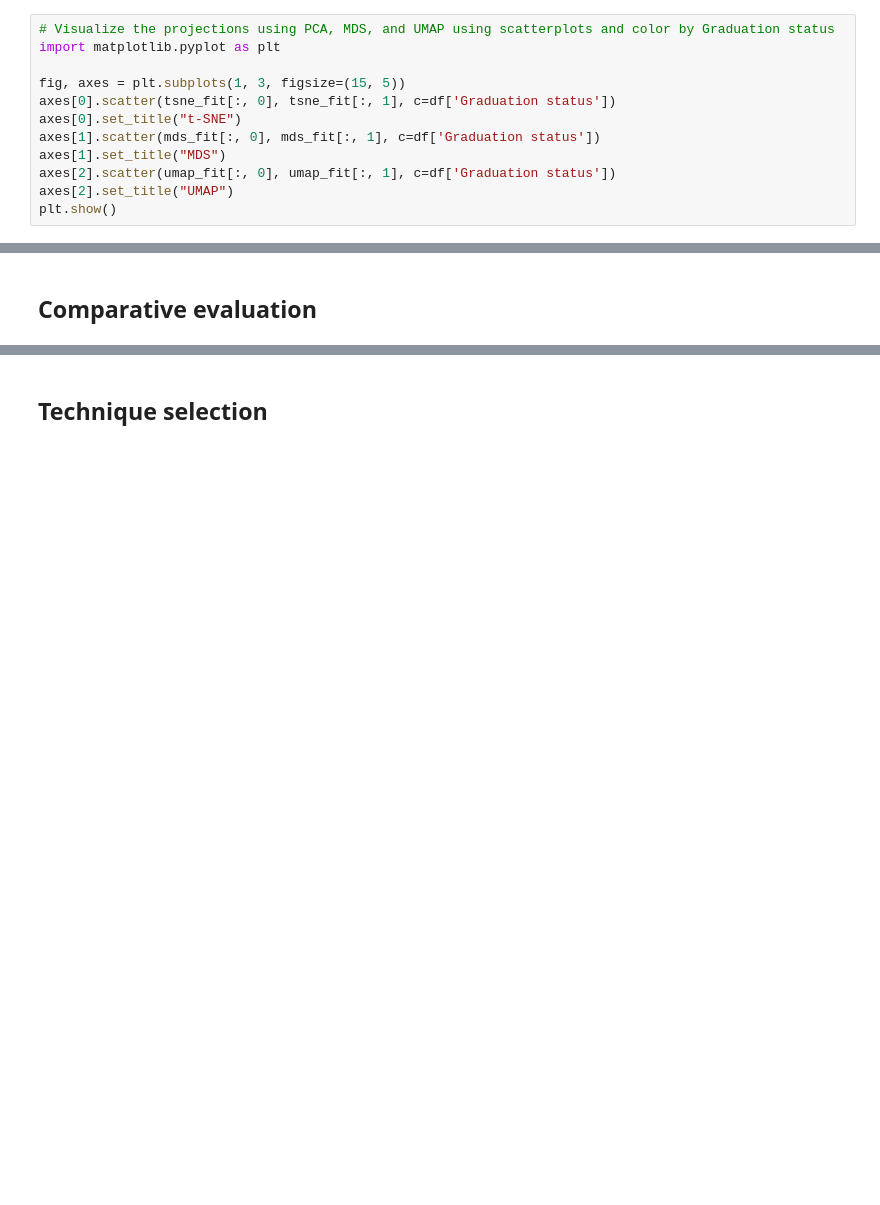
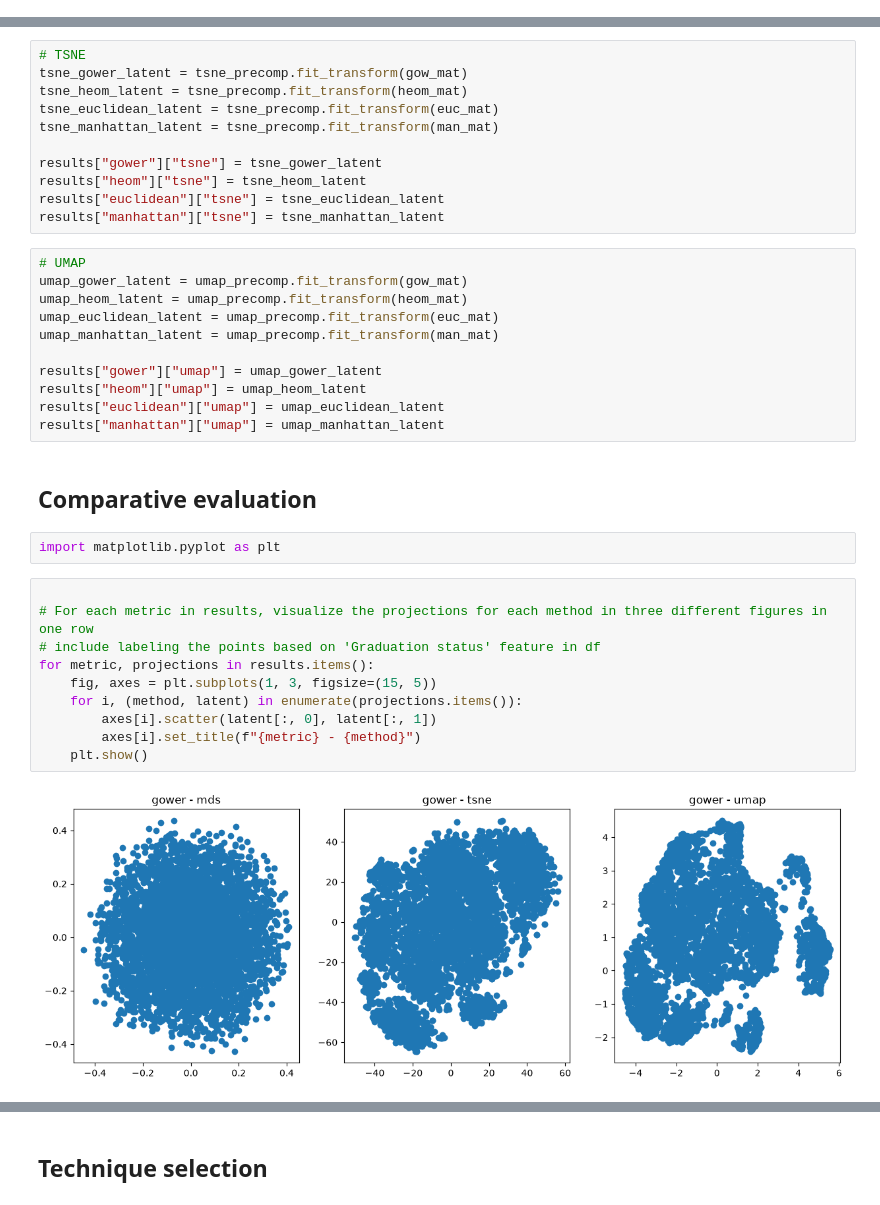
Before and after one commit to Petterluring/4dt912-project, a Jupyter notebook: research/notebooks/task_3/projection_visualization_and_comparative_evaluation.ipynb, the cells around one changed output, grey strips where cells are left out. Saved outputs shown, nothing was run; the diff lists cells and outputs as text; blank space fills up the shorter version.

```diff
--- a/research/notebooks/task_3/projection_visualization_and_comparative_evaluation.ipynb
+++ b/research/notebooks/task_3/projection_visualization_and_comparative_evaluation.ipynb
@@ -184,12 +212,0 @@ umap_fit = umap.fit_transform(df_scaled)
-# %%
-# Visualize the projections using PCA, MDS, and UMAP using scatterplots and color by Graduation status
-import matplotlib.pyplot as plt
-
-fig, axes = plt.subplots(1, 3, figsize=(15, 5))
-axes[0].scatter(tsne_fit[:, 0], tsne_fit[:, 1], c=df['Graduation status'])
-axes[0].set_title("t-SNE")
-axes[1].scatter(mds_fit[:, 0], mds_fit[:, 1], c=df['Graduation status'])
-axes[1].set_title("MDS")
-axes[2].scatter(umap_fit[:, 0], umap_fit[:, 1], c=df['Graduation status'])
-axes[2].set_title("UMAP")
-plt.show()
@@ -200,2 +297,38 @@ plt.show()
+# %%
+# TSNE
+tsne_gower_latent = tsne_precomp.fit_transform(gow_mat)
+tsne_heom_latent = tsne_precomp.fit_transform(heom_mat)
+tsne_euclidean_latent = tsne_precomp.fit_transform(euc_mat)
+tsne_manhattan_latent = tsne_precomp.fit_transform(man_mat)
+
+results["gower"]["tsne"] = tsne_gower_latent
+results["heom"]["tsne"] = tsne_heom_latent
+results["euclidean"]["tsne"] = tsne_euclidean_latent
+results["manhattan"]["tsne"] = tsne_manhattan_latent
+# %%
+# UMAP
+umap_gower_latent = umap_precomp.fit_transform(gow_mat)
+umap_heom_latent = umap_precomp.fit_transform(heom_mat)
+umap_euclidean_latent = umap_precomp.fit_transform(euc_mat)
+umap_manhattan_latent = umap_precomp.fit_transform(man_mat)
+
+results["gower"]["umap"] = umap_gower_latent
+results["heom"]["umap"] = umap_heom_latent
+results["euclidean"]["umap"] = umap_euclidean_latent
+results["manhattan"]["umap"] = umap_manhattan_latent
 # %% [markdown]
 ## Comparative evaluation
+# %%
+import matplotlib.pyplot as plt
+# %%
+
+# For each metric in results, visualize the projections for each method in three different figures in one row
+# include labeling the points based on 'Graduation status' feature in df
+for metric, projections in results.items():
+    fig, axes = plt.subplots(1, 3, figsize=(15, 5))
+    for i, (method, latent) in enumerate(projections.items()):
+        axes[i].scatter(latent[:, 0], latent[:, 1])
+        axes[i].set_title(f"{metric} - {method}")
+    plt.show()
+# %% [output]
+[figure, added]
```
Also changed, not shown: parts of 31 cells of this notebook, 3 other files.
